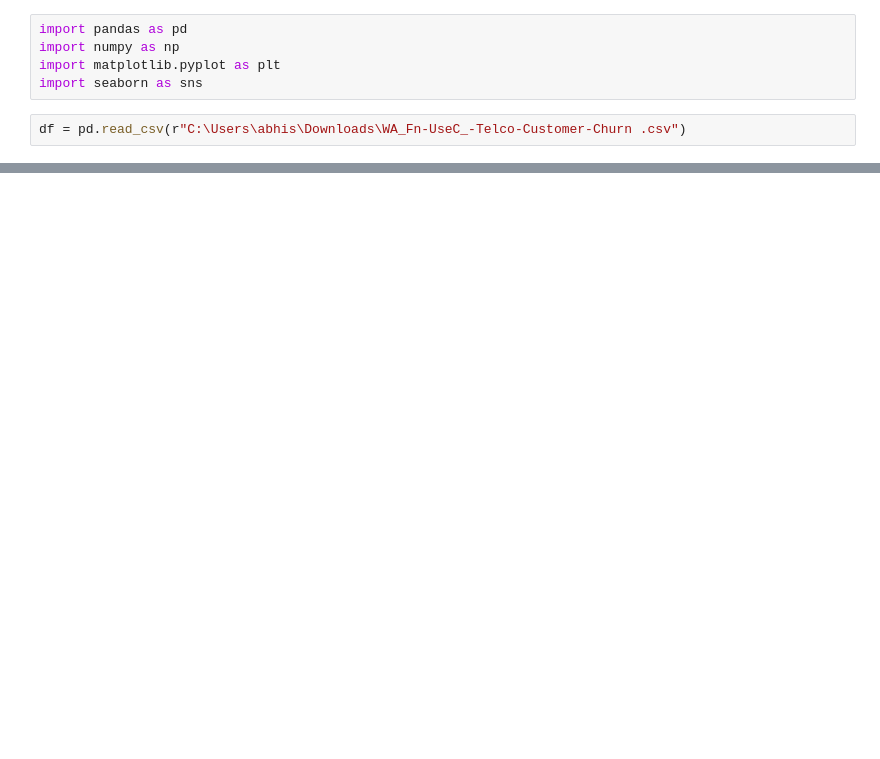
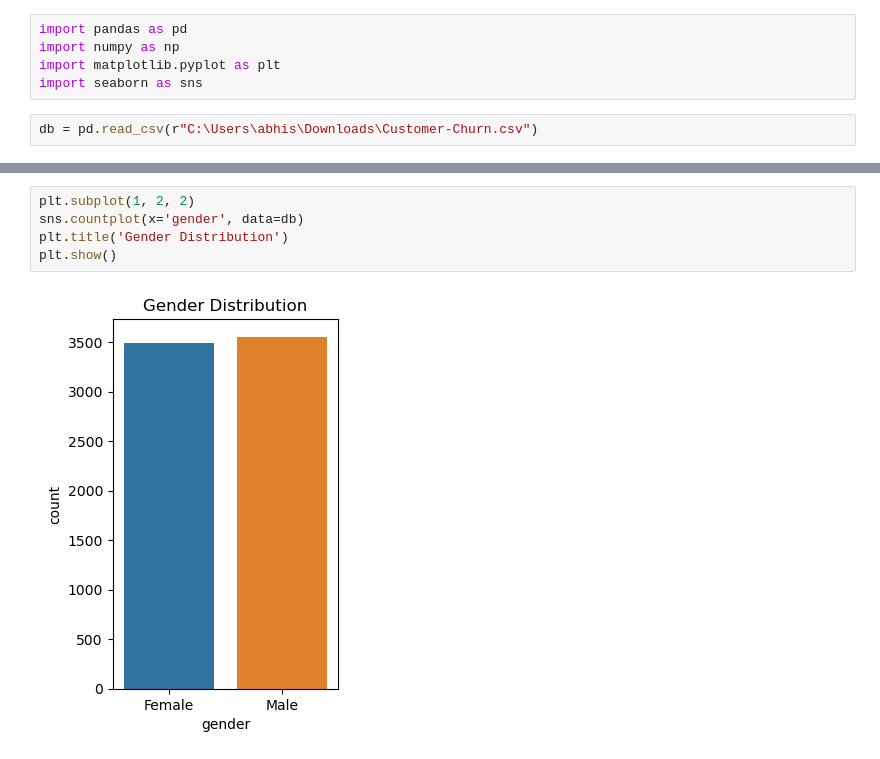
Before and after one commit to Abhijain01/python-practice, a Jupyter notebook: project2july/julyproject2.ipynb, the cells around one changed output, grey strips where cells are left out. Drawn from its saved outputs; the diff is of its cells as text; blank space fills up the shorter version.

```diff
--- a/project2july/julyproject2.ipynb
+++ b/project2july/julyproject2.ipynb
@@ -4,5 +4,5 @@ import numpy as np
 import matplotlib.pyplot as plt
 import seaborn as sns
 # %%
-df = pd.read_csv(r"C:\Users\abhis\Downloads\WA_Fn-UseC_-Telco-Customer-Churn .csv")
+db = pd.read_csv(r"C:\Users\abhis\Downloads\Customer-Churn.csv")
 # %%
@@ -128,0 +136,7 @@ plt.show()
+# %%
+plt.subplot(1, 2, 2)
+sns.countplot(x='gender', data=db)
+plt.title('Gender Distribution')
+plt.show()
+# %% [output]
+[figure, added]
```
Also changed, not shown: parts of 24 cells of this notebook, 44 other files.
